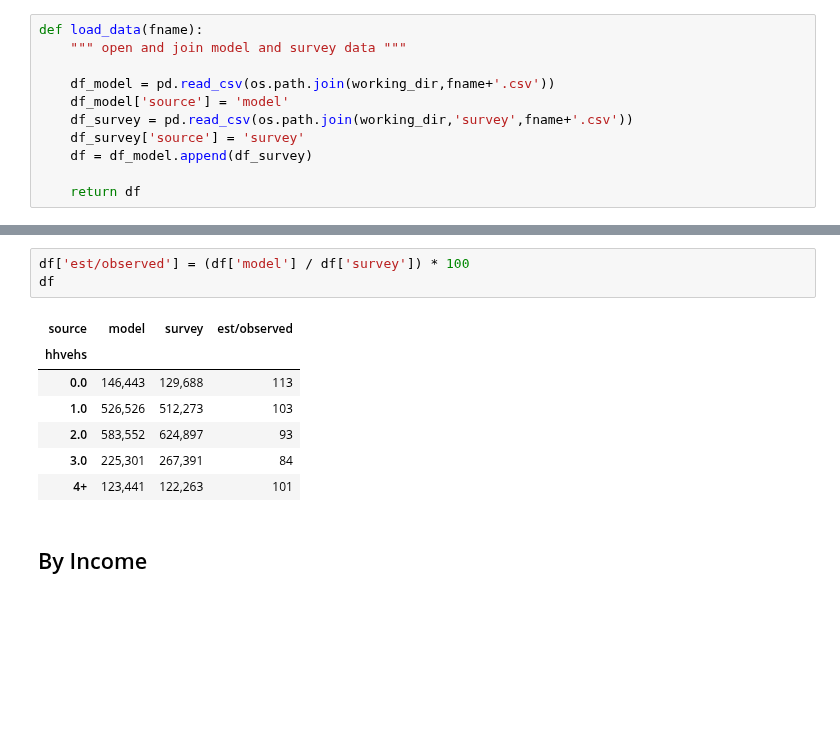
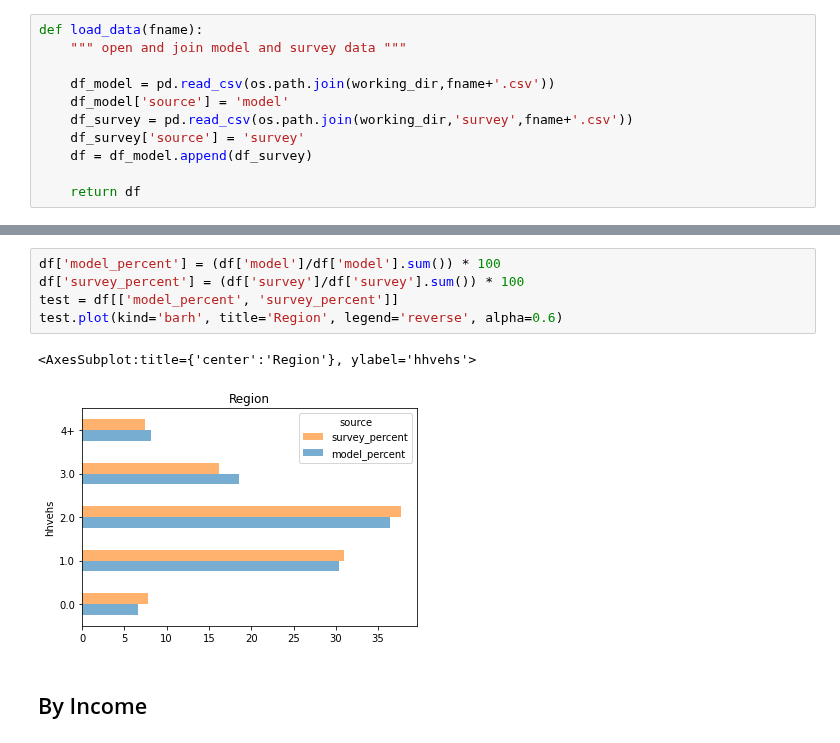
Before and after one commit to psrc/soundcast, a Jupyter notebook: scripts/summarize/notebooks/validation/auto_ownership.ipynb, the cells around one changed output, grey strips where cells are left out. Drawn from its saved outputs; the diff is of its cells as text; blank space fills up the shorter version.

```diff
--- a/scripts/summarize/notebooks/validation/auto_ownership.ipynb
+++ b/scripts/summarize/notebooks/validation/auto_ownership.ipynb
@@ -53,14 +53,11 @@ df.plot(kind='barh', title='Region', legend='reverse', alpha=0.6)
-# %%
-df['est/observed'] = (df['model'] / df['survey']) * 100
-df
-# %% [output]
-| source | model | survey | est/observed |
-| hhvehs |  |  |  |
-| 0.0 | 146,443 | 129,688 | 113 |
-| 1.0 | 526,526 | 512,273 | 103 |
-| 2.0 | 583,552 | 624,897 | 93 |
-| 3.0 | 225,301 | 267,391 | 84 |
-| 4+ | 123,441 | 122,263 | 101 |
+# %%
+df['model_percent'] = (df['model']/df['model'].sum()) * 100
+df['survey_percent'] = (df['survey']/df['survey'].sum()) * 100
+test = df[['model_percent', 'survey_percent']]
+test.plot(kind='barh', title='Region', legend='reverse', alpha=0.6)
+# %% [output]
+<AxesSubplot:title={'center':'Region'}, ylabel='hhvehs'>
+[figure, added]
 # %% [markdown]
 ## By Income
 # %%
```
Also changed, not shown: parts of 3 cells of this notebook, 1 other file.
